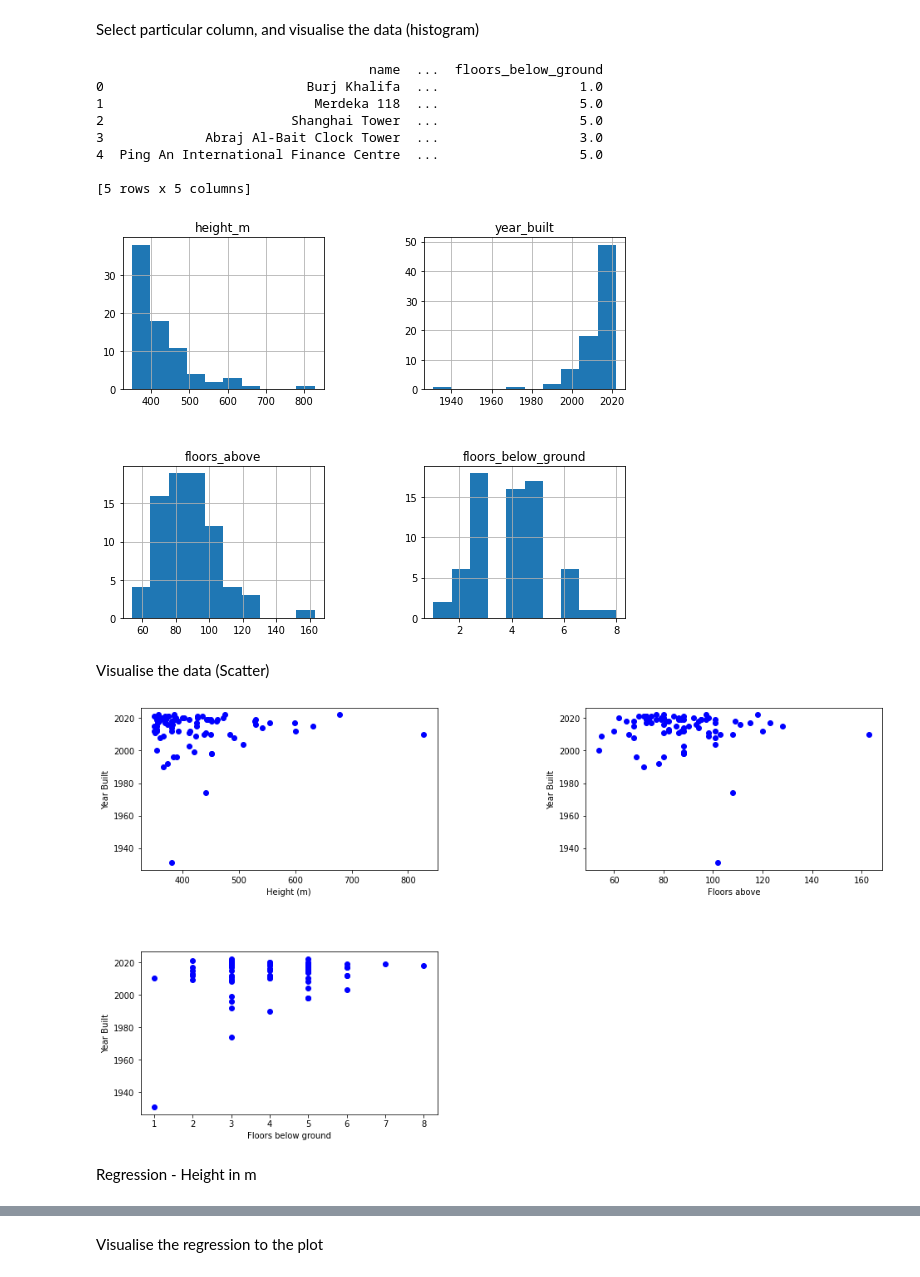
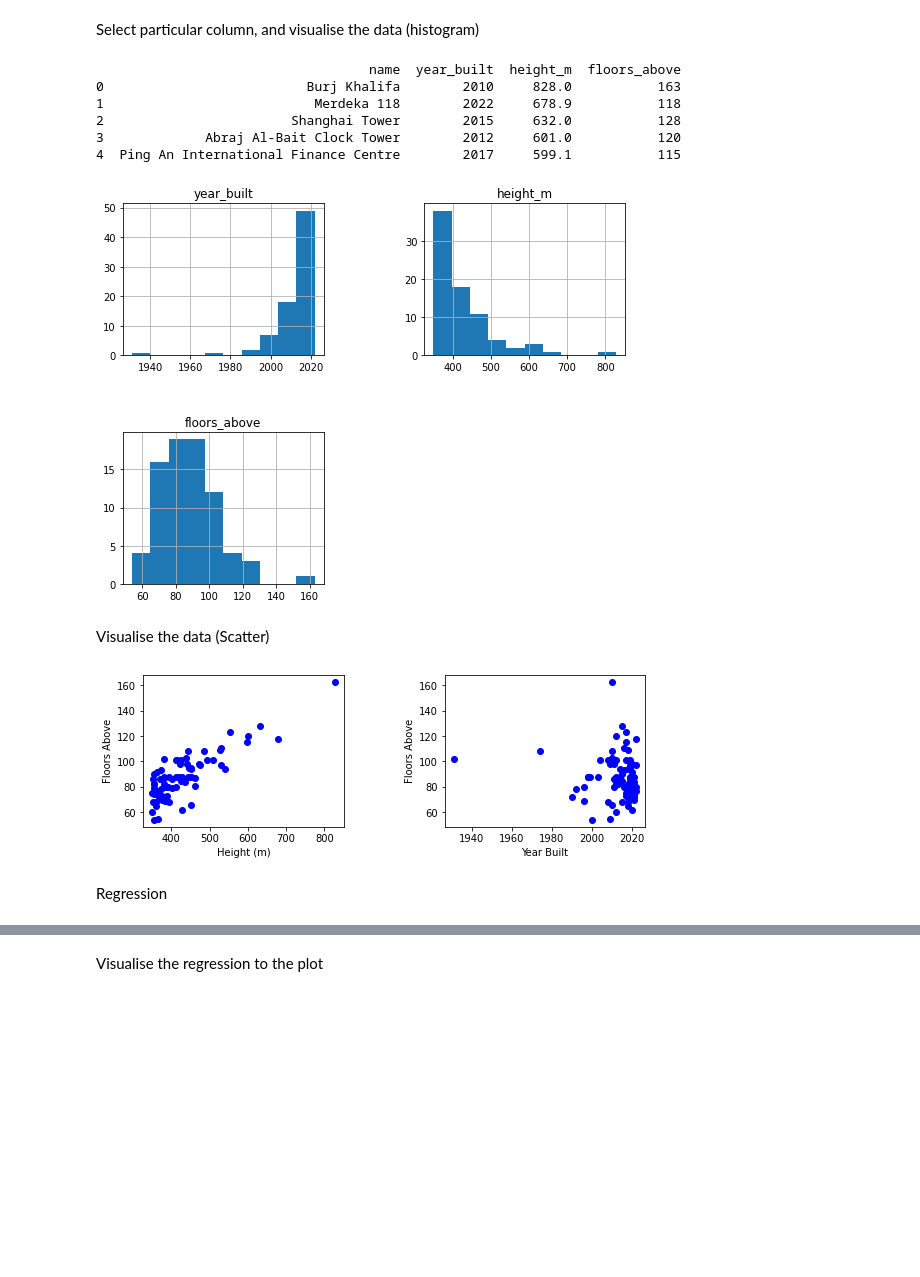
Before and after one commit to itslouisgs/comp6639-linear-regression, a Jupyter notebook: linear_regression.ipynb, the cells around one changed output, grey strips where cells are left out. Drawn from its saved outputs; the diff is of its cells as text; code cells hidden in the pictures; blank space fills up the shorter version.

```diff
--- a/linear_regression.ipynb
+++ b/linear_regression.ipynb
@@ -60,47 +73,40 @@ max    78.000000  828.000000  ...    163.000000             8.000000
 # %% [markdown]
 Select particular column, and visualise the data (histogram)
 # %%
-newData = data[["name", "height_m", "year_built", "floors_above", "floors_below_ground"]]
+newData = data[["name", "year_built", "height_m", "floors_above"]]
 print(newData.head())
 newData.hist()
 plt.subplots_adjust(hspace = 0.5, wspace = 0.5)
 plt.rcParams["figure.figsize"] = [16,9]
 plt.show()
 # %% [output]
-                                   name  ...  floors_below_ground
-0                          Burj Khalifa  ...                  1.0
-1                           Merdeka 118  ...                  5.0
-2                        Shanghai Tower  ...                  5.0
-3             Abraj Al-Bait Clock Tower  ...                  3.0
-4  Ping An International Finance Centre  ...                  5.0
-
-[5 rows x 5 columns]
+                                   name  year_built  height_m  floors_above
+0                          Burj Khalifa        2010     828.0           163
+1                           Merdeka 118        2022     678.9           118
+2                        Shanghai Tower        2015     632.0           128
+3             Abraj Al-Bait Clock Tower        2012     601.0           120
+4  Ping An International Finance Centre        2017     599.1           115
-[figure, old version]
+[figure, new version]
 # %% [markdown]
 Visualise the data (Scatter)
 # %%
 plt.subplot(221)
-plt.scatter(newData["height_m"], newData["year_built"], color="blue")
+plt.scatter(newData["height_m"], newData["floors_above"], color="blue")
 plt.xlabel("Height (m)")
-plt.ylabel("Year Built")
+plt.ylabel("Floors Above")
 
 plt.subplot(222)
-plt.scatter(newData["floors_above"], newData["year_built"], color="blue")
-plt.xlabel("Floors above")
-plt.ylabel("Year Built")
-
-plt.subplot(223)
-plt.scatter(newData["floors_below_ground"], newData["year_built"], color="blue")
-plt.xlabel("Floors below ground")
-plt.ylabel("Year Built")
+plt.scatter(newData["year_built"], newData["floors_above"], color="blue")
+plt.xlabel("Year Built")
+plt.ylabel("Floors Above")
 
 plt.subplots_adjust(hspace = 0.5, wspace = 0.5)
 plt.rcParams["figure.figsize"] = [16,9]
 plt.show()
 # %% [output]
-[figure, old version]
+[figure, new version]
-# %% [markdown]
-Regression - Height in m
+# %% [markdown]
+Regression
 # %%
 train, test = train_test_split(newData, test_size=0.2)
 regression = linear_model.LinearRegression()
```
Also changed, not shown: parts of 6 cells of this notebook.
